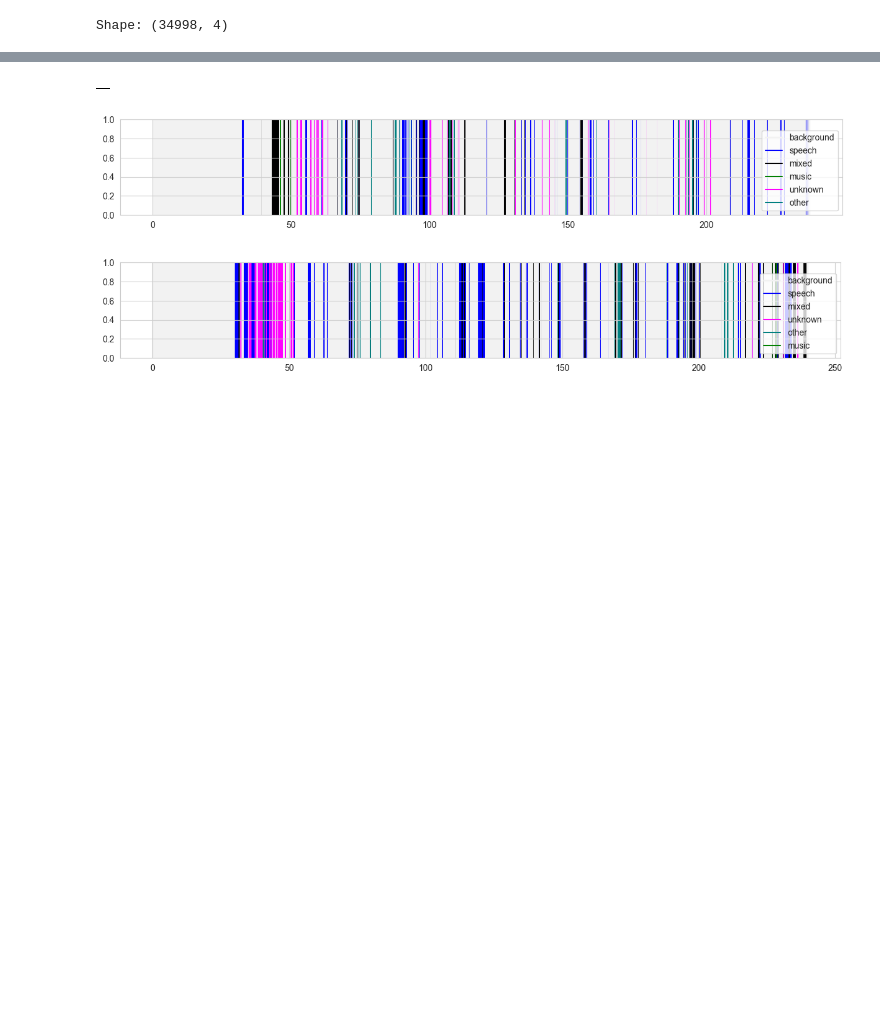
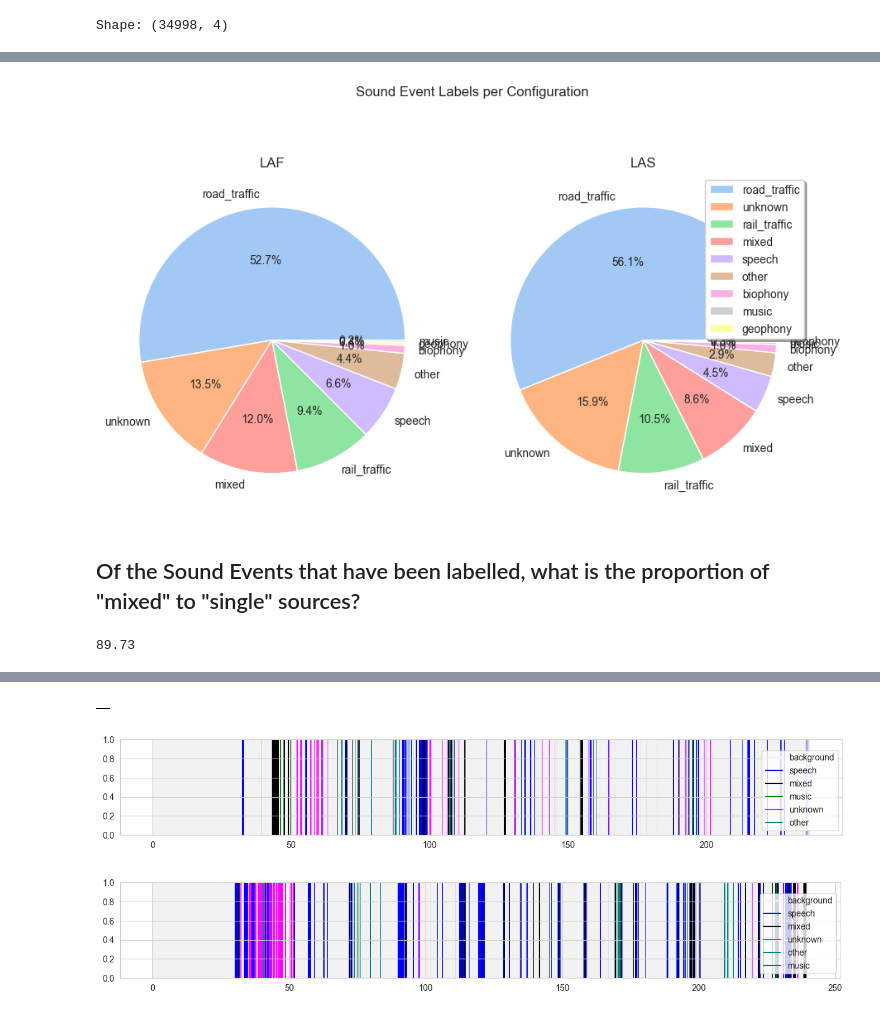
Before and after one commit to jonnor/dominant-sound, a Jupyter notebook: notebooks/Time_Dominance_EDA.ipynb, the cells around one changed output, grey strips where cells are left out. Drawn from its saved outputs; the diff is of its cells as text; code cells hidden in the pictures; blank space fills up the shorter version.

```diff
--- a/notebooks/Time_Dominance_EDA.ipynb
+++ b/notebooks/Time_Dominance_EDA.ipynb
@@ -214,0 +239,4 @@ plt.show()
+# %%
+LAF_events = LAF['label'].loc[LAF['label'] != 'background'].value_counts(normalize=True).mul(100)
+
+LAF_events
@@ -214,0 +255,4 @@ plt.show()
+# %%
+LAS_events = LAS['label'].loc[LAS['label'] != 'background'].value_counts(normalize=True).mul(100)
+
+LAS_events
@@ -214,0 +271,43 @@ plt.show()
+# %%
+colors = dict(zip(LAS_events.index, sns.color_palette("pastel")[:len(LAS_events.index)]))
+# %%
+# from matplotlib import colormaps
+# colors = { label: color  for label, color in zip(LAS_events.index, colormaps['Dark2'].colors)}
+# colors = dict(zip(LAS_events.index, sns.color_palette("pastel")[:len(LAS_events.index)]))
+
+fig = plt.figure(figsize=(9,6), constrained_layout=True)
+#1 row 2 columns
+fig.suptitle('Sound Event Labels per Configuration')
+#first row, first column
+ax1 = plt.subplot2grid((1,2),(0,1))
+plt.pie(LAS_events, labels=LAS_events.index, autopct='%1.1f%%', colors=[colors[v] for v in LAS_events.index])
+plt.title('LAS')
+
+#first row sec column
+ax2 = plt.subplot2grid((1,2),(0,0))
+plt.pie(LAF_events, labels=LAF_events.index, autopct='%1.1f%%', colors=[colors[v] for v in LAF_events.index])
+plt.title('LAF')
+
+ax1.legend(loc='upper right', shadow=True)
+
+
+plt.show()
+# %% [output]
+[figure, added]
+# %% [markdown]
+## Of the Sound Events that have been labelled, what is the proportion of "mixed" to "single" sources?
+# %%
+# keep "mixed" the same, drop "unknown" then roll up the rest of the labels into "single" label
+
+LAF_events = LAF['label'].loc[(LAF['label'] != 'background') & (LAF['label'] != 'unknown')].value_counts(normalize=True).mul(100)
+LAF_mixed = round(LAF_events.loc['mixed'], 2)
+LAF_single = round((100-LAF_mixed), 2)
+
+
+
+LAS_events = LAS['label'].loc[(LAS['label'] != 'background') & (LAS['label'] != 'unknown')].value_counts(normalize=True).mul(100)
+LAS_mixed = round(LAS_events.loc['mixed'], 2)
+LAS_single = round((100-LAS_mixed), 2)
+LAS_single
+# %% [output]
+89.73
```
Also changed, not shown: parts of 36 cells of this notebook.
